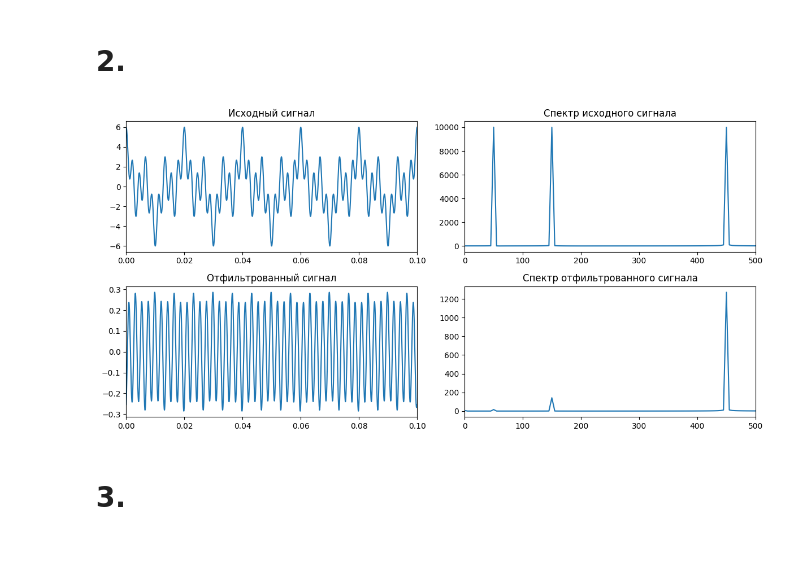
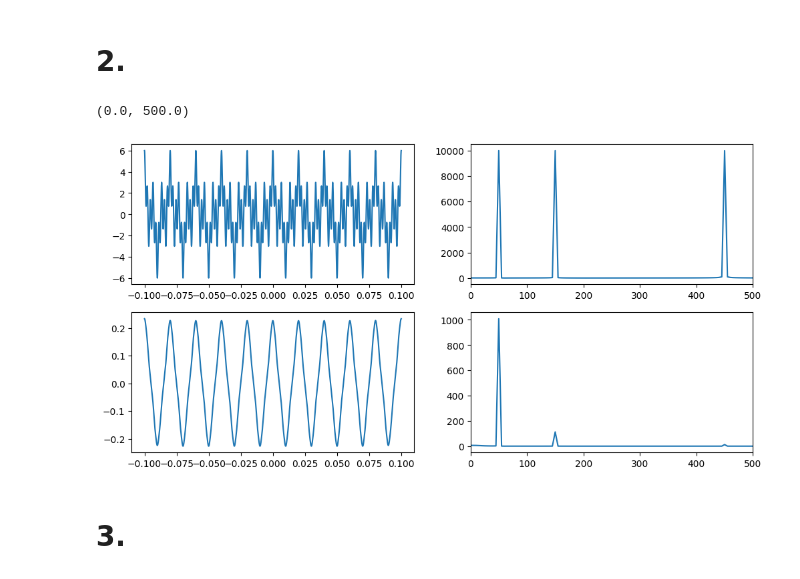
Before and after one commit to KadilenkoIvan/digital_signal_processing, a Jupyter notebook: lab3/1.ipynb, the cells around one changed output. Drawn from its saved outputs; the diff is of its cells as text; code cells hidden in the pictures; blank space fills up the shorter version.

```diff
--- a/lab3/1.ipynb
+++ b/lab3/1.ipynb
@@ -21,62 +18,41 @@ x_cos = A * np.cos(omega1 * t) + A * np.cos(omega2 * t) + A * np.cos(omega3 * t)
 # %% [markdown]
 # 2.
 # %%
-def butterworth_down_filter(freqs, cutoff):
-    wc = 2 * np.pi * cutoff
+def butter_down_filter(freqs, cutoff):
     omega = 2 * np.pi * freqs / cutoff
     H = 1 / (-omega**2 + 1j * np.sqrt(2) * omega + 1)
     return H
+# %%
+fs = 10000
+a = -0.1
+b = 0.1
+t = np.linspace(a, b, fs)
+x_cos = get_cos_singal(a=a, b=b, fs=fs)
+# %%
+signal_fft = fft(x_cos)
+frequencies = fftfreq(len(x_cos), d=t[1] - t[0])
+cutoff = 100
+H_down = butter_down_filter(frequencies, cutoff)
+filtred_signal_fft = signal_fft * np.abs(H_down)
+filtred_signal = ifft(filtred_signal_fft)
 # %%
-import numpy as np
-import matplotlib.pyplot as plt
-from scipy.fft import fft, ifft, fftfreq
-
-# Параметры сигнала
-fs = 10_000  # Частота дискретизации
-
-# БПФ (FFT) для исходного сигнала
-signal_fft = fft(x_cos)
-frequencies = fftfreq(t.size, d=t[1]-t[0])
-
-# Применение фильтра Баттерворта
-cutoff_freq = 100  # Частота среза
-H_down = butterworth_down_filter(frequencies, cutoff_freq)
-filtered_signal_fft = signal_fft * H
-
-# Обратное преобразование Фурье для получения отфильтрованного сигнала
-filtered_signal = np.real(ifft(filtered_signal_fft))
-filtered_signal_fft = fft(filtered_signal)
-
-# Графики
 plt.figure(figsize=(12, 6))
 
-# Исходный сигнал
 plt.subplot(2, 2, 1)
 plt.plot(t, x_cos)
-plt.xlim(0, .1)
-plt.title("Исходный сигнал")
 
-# Спектр исходного сигнала
 plt.subplot(2, 2, 2)
 plt.plot(frequencies[:fs//2], np.abs(signal_fft[:fs//2]))
 plt.xlim(0, 500)
-plt.title("Спектр исходного сигнала")
 
-# Отфильтрованный сигнал
 plt.subplot(2, 2, 3)
-plt.plot(t, filtered_signal)
-plt.xlim(0, .1)
-plt.title("Отфильтрованный сигнал")
+plt.plot(t, filtred_signal)
 
-# Спектр исходного сигнала
 plt.subplot(2, 2, 4)
-plt.plot(frequencies[:fs//2], np.abs(filtered_signal_fft[:fs//2]))
+plt.plot(frequencies[:fs//2], np.abs(filtred_signal_fft[:fs//2]))
 plt.xlim(0, 500)
-plt.title("Спектр отфильтрованного сигнала")
-
-plt.tight_layout()
-plt.show()
 # %% [output]
+(0.0, 500.0)
-[figure, old version]
+[figure, new version]
 # %% [markdown]
 # 3.
```
Also changed, not shown: parts of 30 cells of this notebook.
